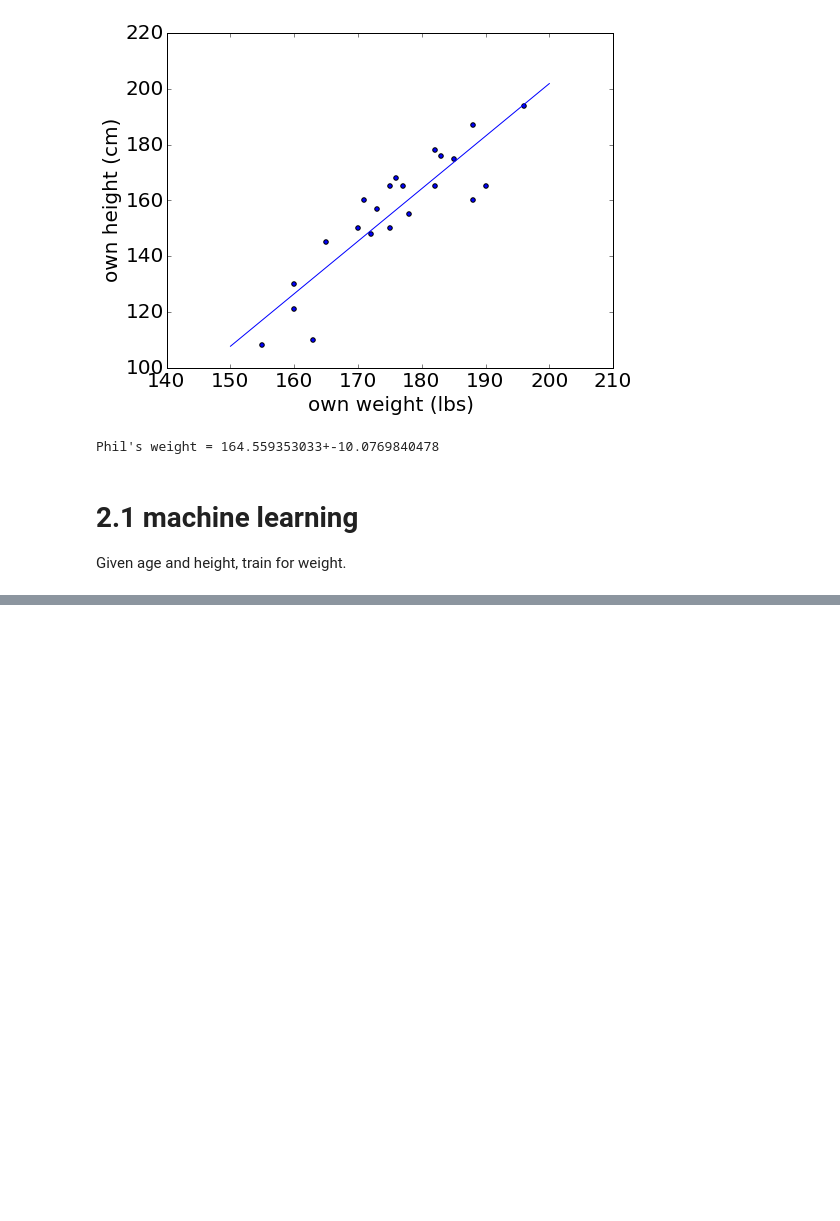
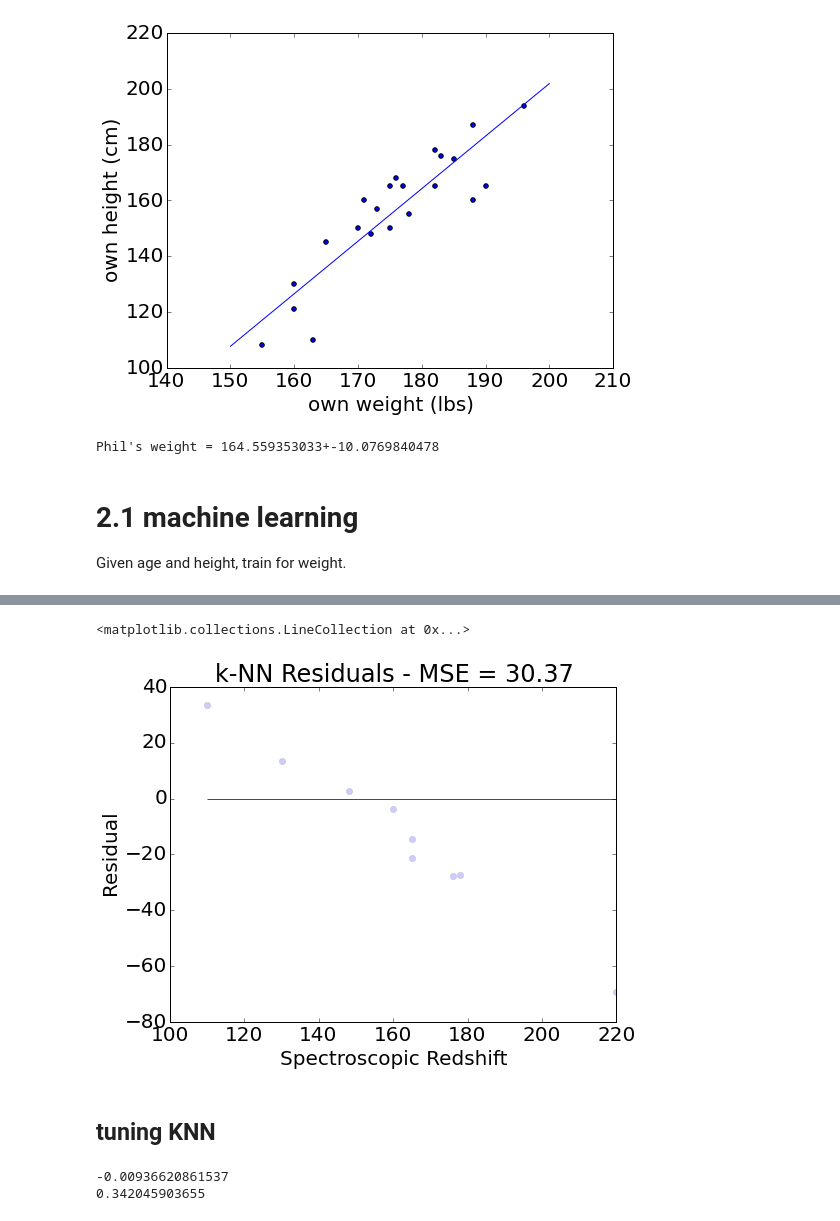
Before and after one commit to hungiyang/Fruitcake, a Jupyter notebook: Fruitcake.ipynb, the cells around one changed output, grey strips where cells are left out. Saved outputs shown, nothing was run; the diff lists cells and outputs as text; code cells hidden in the pictures; blank space fills up the shorter version.

```diff
--- a/Fruitcake.ipynb
+++ b/Fruitcake.ipynb
@@ -570,0 +551,11 @@ sk.metrics.mean_squared_error
+# %%
+plt.plot(y_test, y_knn_pred - y_test,'o',alpha=0.2)
+plt.title("k-NN Residuals - MSE = %.2f" % mse_knn)
+plt.xlabel("Spectroscopic Redshift")
+plt.ylabel("Residual")
+plt.hlines(0,min(y_test),max(y_test),color="red")
+# %% [output]
+<matplotlib.collections.LineCollection at 0x...>
+[figure, added]
+# %% [markdown]
+## tuning KNN
@@ -570,0 +577,11 @@ sk.metrics.mean_squared_error
+# %%
+shuffle_split = ShuffleSplit(len(X), 1000, test_size=0.4)
+score_linear = []
+for train_index,test_index in shuffle_split:
+    linear.fit(X[train_index],y[train_index])
+    score_linear.append(linear.score(X[test_index],y[test_index]))
+print(np.mean(score_linear))
+print(np.std(score_linear))
+# %% [output]
+-0.00936620861537
+0.342045903655
```
Also changed, not shown: parts of 15 cells of this notebook, 2 other files.
